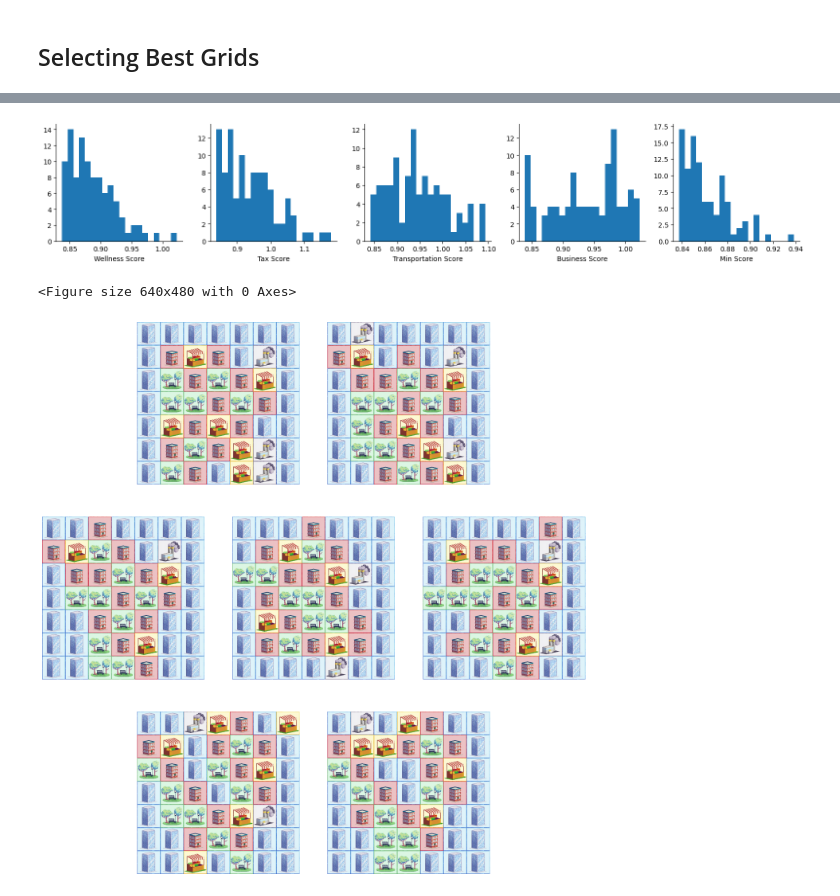
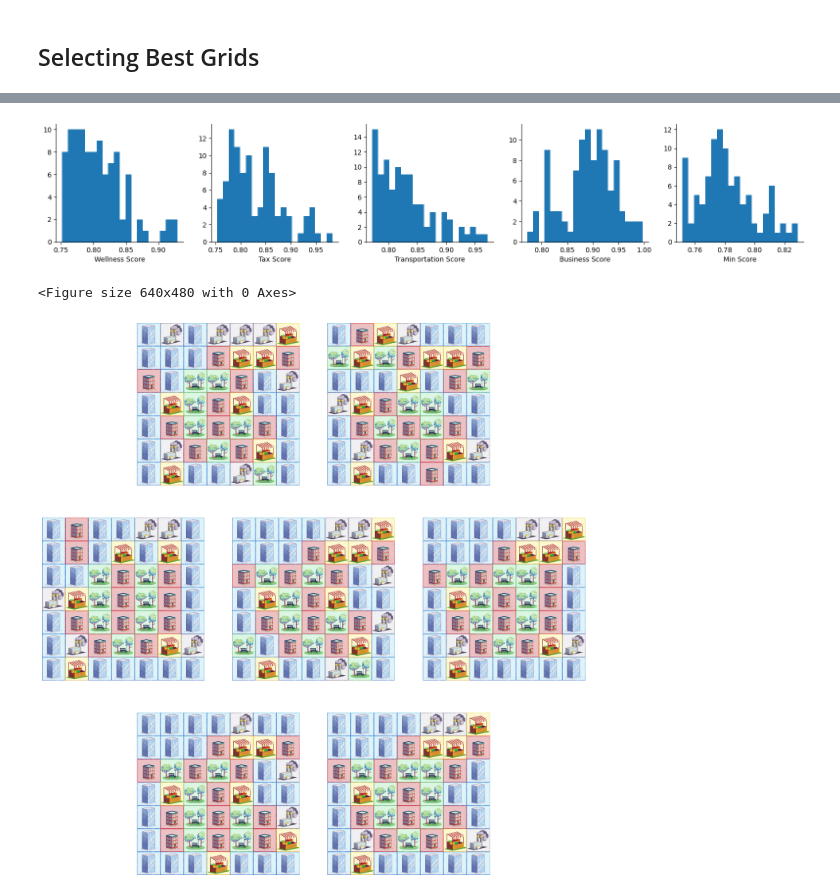
Before and after one commit to gtadams/2155-Challenge-Problem-2, a Jupyter notebook: starter_notebook_GTA.ipynb, the cells around one changed output, grey strips where cells are left out. Cells and saved outputs as stored; diff of their text form; code cells hidden in the pictures.

Commit message:
minor updates to make evaluations easier. Failed attempt at using autofeat

```diff
--- a/starter_notebook_GTA.ipynb
+++ b/starter_notebook_GTA.ipynb
@@ -34,8 +35,8 @@ os.environ.update({"OMP_NUM_THREADS":"1","MKL_NUM_THREADS":"1","OPENBLAS_NUM_THR
 # %% [markdown]
 ## Creating Grids
 # %%
-original_grids = load_grids()
-grids = original_grids # may overwrite this later
+grids = load_grids()
+original_grids = grids.copy()
 ratings = np.load("datasets/scores.npy")
 ratings_df = pd.DataFrame(ratings, columns = ["Wellness", "Tax", "Transportation", "Business"])
 # %%
@@ -688,20 +528,73 @@ Loading: /Users/gtadams/Code/LGO/2.156/2155-Challenge-Problem-2/AutogluonModels/
 # %% [markdown]
 ## Selecting Best Grids
 # %%
-# TODO pick new grids if these are invalid, find a better way to pick grids
-all_predictions_array = np.load("all_predictions.npy")
+### SPECIFY GRIDS TO EVALUATE
+EVAL_GRIDS = 'nsga2_candidates2' # 'orig' for original, else name of .npy files with grids
+
+all_predictions_array = np.load(f"predictions_{EVAL_GRIDS}.npy")
+if EVAL_GRIDS == 'orig':
+    grids = load_grids()
+else:
+    grids_load = np.load(f'{EVAL_GRIDS}.npy')
+    if grids_load.ndim == 3 and grids_load.shape[1:] == (7, 7):
+        grids = grids_load.astype(np.int32)
+    else:
+        grids = np.asarray(grids_load).reshape(-1, 7, 7).astype(np.int32)
+
+### EVALUATE PREDICTIONS
 min_predictions = np.min(all_predictions_array, axis=1) #minimum advisor score (as predicted)
 valid_grids = np.sum(min_predictions>0.75) #number of valid grids (as predicted)
 valid_indices = np.where(min_predictions > 0.75)[0] # Find indices of grids with min_predictions > 0.75 (valid grids)
-# top_100_indices = np.argpartition(min_predictions, -100)[-100:] #indices of top 100 designs (as sorted by minimum advisor score)
-# top_100_grids = grids[top_100_indices] #get the top 100 grids
 
-# Get advisor X scores for valid grids (since this is the worst model, need max scores to have best chance of truly valid grids)
-advisorX_scores = all_predictions_array[valid_indices, 2]
-# Find indices of top 100 advisor 2 scores among valid grids
-top_100_indices = valid_indices[np.argpartition(advisorX_scores, -100)[-100:]]
-top_100_grids = grids[top_100_indices] # Get the corresponding grids
+SELECTION_METHOD = 2 # PARAMETER FOR SELECTING GRID EVALUATION METHOD
 
+if SELECTION_METHOD == 1:
+    ## Approach 1
+    top_100_indices = np.argpartition(min_predictions, -100)[-100:] #indices of top 100 designs (as sorted by minimum advisor score)
+    top_100_grids = grids[top_100_indices] #get the top 100 grids
+elif SELECTION_METHOD == 2:
+    ## Approach 2 - pick grids with highest advisor X scores (best to ensure no invalid grids since this is the worst model)
+    advisorX_scores = all_predictions_array[valid_indices, 2] # advisor #
+    # Find indices of top 100 advisor 2 scores among valid grids
+    top_100_indices = valid_indices[np.argpartition(advisorX_scores, -100)[-100:]]
+    top_100_grids = grids[top_100_indices] # Get the corresponding grids
+elif SELECTION_METHOD == 3:
+    ## Approach 3 - best to ensure max diversity (but with low R2 advisors may produce invalid grids)
+    # Pick 100 most diverse grids among valid ones using greedy farthest-point sampling (Hamming distance)
+    candidate_idx = valid_indices
+    candidate_flat = grids[candidate_idx].astype(np.int8).reshape(-1, 49)
+
+    m = candidate_flat.shape[0]
+    k = min(100, m)
+
+    # Pairwise Hamming distances
+    D = (candidate_flat[:, None, :] != candidate_flat[None, :, :]).sum(axis=-1).astype(np.int16)
+
+    # Greedy max-min selection
+    selected_local = []
+    if m > 0:
+        # Start with the grid most distant from others (by total distance)
+        first = int(np.argmax(D.sum(axis=1)))
+        selected_local.append(first)
+        remaining = np.ones(m, dtype=bool)
+        remaining[first] = False
+
+        min_dists = D[:, first].astype(np.int16).copy()
+        while len(selected_local) < k and remaining.any():
+            # Select the grid maximizing its minimum distance to the selected set
+            scores = np.where(remaining, min_dists, -1)
+            nxt = int(np.argmax(scores))
+            selected_local.append(nxt)
+            remaining[nxt] = False
+            # Update min distances with the newly selected grid
+            min_dists = np.minimum(min_dists, D[:, nxt])
+
+    # Map back to original indices and grids
+    top_100_indices = candidate_idx[np.array(selected_local, dtype=int)]
+    top_100_grids = grids[top_100_indices]
+
+
+#### SCORING
 
 print(f"Number of valid grids (as predicted): {valid_grids}")
 if valid_grids >= 100:
@@ -732,3 +624,3 @@ Submission saved
-[figure, old version]
+[figure, new version]
 <Figure size 640x480 with 0 Axes>
-[figure, old version]
+[figure, new version]
```
Also changed, not shown: parts of 5 cells of this notebook, 7 other files.
